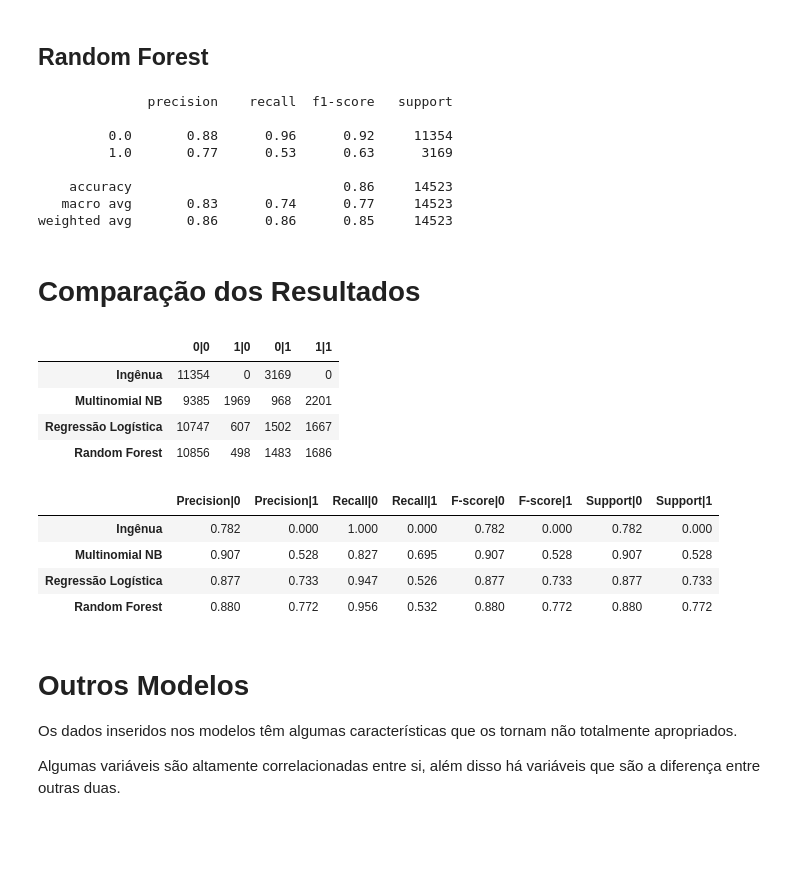
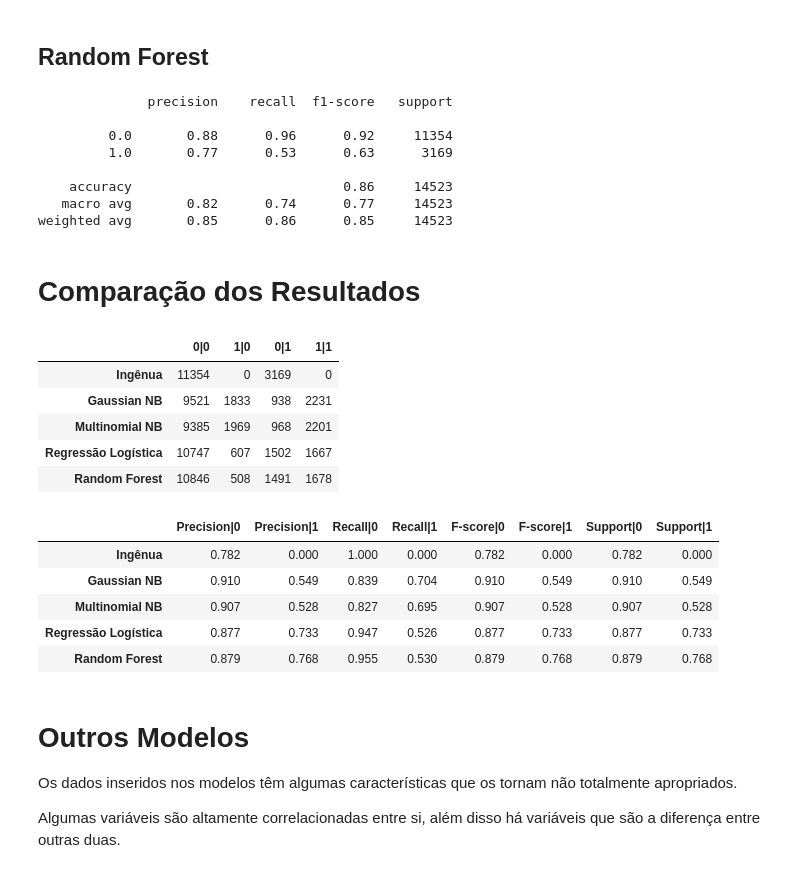
Before and after one commit to rstellet8/p2-datamining, a Jupyter notebook: rainNb.ipynb, the cells around one changed output. Drawn from its saved outputs; the diff is of its cells as text; code cells hidden in the pictures; blank space fills up the shorter version.

```diff
--- a/rainNb.ipynb
+++ b/rainNb.ipynb
@@ -227,8 +256,8 @@ class ModeloMNB:
     def __init__(self, dados):
 
         x_train, x_test, y_train, y_test = train_test_split(
-            mnbData.drop(columns="RainTomorrow"),
-            mnbData["RainTomorrow"],
+            dados.drop(columns="RainTomorrow"),
+            dados["RainTomorrow"],
             random_state=0
         )
 
@@ -236,8 +265,8 @@ class ModeloMNB:
         y_pred = MultiNB.predict(x_test)
 
         self.CM = confusion_matrix(y_test, y_pred)
-        self.Scores = precision_recall_fscore_support(y_test, y_pred)
-        self.Report = classification_report(y_test, y_pred)
+        self.Scores = precision_recall_fscore_support(y_test, y_pred, zero_division=0)
+        self.Report = classification_report(y_test, y_pred, zero_division=0)
 
 mnb1 = ModeloMNB(mnbData)
 print(mnb1.Report)
@@ -271,8 +300,8 @@ class ModeloRegressaoLogistica:
         y_pred = LogReg.predict(x_test)
 
         self.CM = confusion_matrix(y_test, y_pred)
-        self.Scores = precision_recall_fscore_support(y_test, y_pred)
-        self.Report = classification_report(y_test, y_pred)
+        self.Scores = precision_recall_fscore_support(y_test, y_pred, zero_division=0)
+        self.Report = classification_report(y_test, y_pred, zero_division=0)
 
 
 logReg1 = ModeloRegressaoLogistica(data_reduced)
@@ -304,9 +333,9 @@ class ModeloRandomForest:
 
         y_pred = rf.predict(x_test)
 
-        self.Report = classification_report(y_test, y_pred)
+        self.Report = classification_report(y_test, y_pred, zero_division=0)
         self.CM = confusion_matrix(y_test, y_pred)
-        self.Scores = precision_recall_fscore_support(y_test, y_pred)
+        self.Scores = precision_recall_fscore_support(y_test, y_pred, zero_division=0)
 
 rf1 = ModeloRandomForest(data_reduced)
 print(rf1.Report)
@@ -317,49 +346,51 @@ print(rf1.Report)
          1.0       0.77      0.53      0.63      3169
 
     accuracy                           0.86     14523
-   macro avg       0.83      0.74      0.77     14523
-weighted avg       0.86      0.86      0.85     14523
+   macro avg       0.82      0.74      0.77     14523
+weighted avg       0.85      0.86      0.85     14523
 # %% [markdown]
 # Comparação dos Resultados
 # %%
-resultados = pd.Series([naiveCM, mnb1.CM, logReg1.CM, rf1.CM])
+resultados = pd.Series([naiveCM, gnb1.CM, mnb1.CM, logReg1.CM, rf1.CM])
 resultados = resultados.apply(lambda x: x.reshape(1, 4)[0])
 
 pd.DataFrame(resultados.to_list(),
  columns=["0|0", "1|0", "0|1", "1|1"],
- index=["Ingênua", "Multinomial NB", "Regressão Logística", "Random Forest"])
+ index=["Ingênua", "Gaussian NB", "Multinomial NB", "Regressão Logística", "Random Forest"])
 # %% [output]
 |  | 0|0 | 1|0 | 0|1 | 1|1 |
 | Ingênua | 11354 | 0 | 3169 | 0 |
+| Gaussian NB | 9521 | 1833 | 938 | 2231 |
 | Multinomial NB | 9385 | 1969 | 968 | 2201 |
 | Regressão Logística | 10747 | 607 | 1502 | 1667 |
-| Random Forest | 10856 | 498 | 1483 | 1686 |
+| Random Forest | 10846 | 508 | 1491 | 1678 |
 # %%
-tabela = pd.Series([naiveScores, mnb1.Scores, logReg1.Scores, rf1.Scores]).to_list()
+tabela = pd.Series([naiveScores, gnb1.Scores, mnb1.Scores, logReg1.Scores, rf1.Scores]).to_list()
 
-precision = [tabela[i][0] for i in range(4)]
-recall = [tabela[i][1] for i in range(4)]
-fscore = [tabela[i][0] for i in range(4)]
-support = [tabela[i][0] for i in range(4)]
+precision = [tabela[i][0] for i in range(5)]
+recall = [tabela[i][1] for i in range(5)]
+fscore = [tabela[i][0] for i in range(5)]
+support = [tabela[i][0] for i in range(5)]
 
 tab1 = pd.DataFrame({
     "Precision|0": [round(i[0], 3) for i in precision],
     "Precision|1": [round(i[1], 3) for i in precision],
     "Recall|0": [round(i[0], 3) for i in recall],
     "Recall|1": [round(i[1], 3) for i in recall],
     "F-score|0": [round(i[0], 3) for i in fscore],
     "F-score|1": [round(i[1], 3) for i in fscore],
     "Support|0": [round(i[0], 3) for i in support],
     "Support|1": [round(i[1], 3) for i in support],
-}, index=["Ingênua", "Multinomial NB", "Regressão Logística", "Random Forest"])
+}, index=["Ingênua", "Gaussian NB", "Multinomial NB", "Regressão Logística", "Random Forest"])
 
 tab1
 # %% [output]
 |  | Precision|0 | Precision|1 | Recall|0 | Recall|1 | F-score|0 | F-score|1 | Support|0 | Support|1 |
 | Ingênua | 0.782 | 0.000 | 1.000 | 0.000 | 0.782 | 0.000 | 0.782 | 0.000 |
+| Gaussian NB | 0.910 | 0.549 | 0.839 | 0.704 | 0.910 | 0.549 | 0.910 | 0.549 |
 | Multinomial NB | 0.907 | 0.528 | 0.827 | 0.695 | 0.907 | 0.528 | 0.907 | 0.528 |
 | Regressão Logística | 0.877 | 0.733 | 0.947 | 0.526 | 0.877 | 0.733 | 0.877 | 0.733 |
-| Random Forest | 0.880 | 0.772 | 0.956 | 0.532 | 0.880 | 0.772 | 0.880 | 0.772 |
+| Random Forest | 0.879 | 0.768 | 0.955 | 0.530 | 0.879 | 0.768 | 0.879 | 0.768 |
 # %% [markdown]
 # Outros Modelos
 
```
Also changed, not shown: parts of 13 cells of this notebook.
